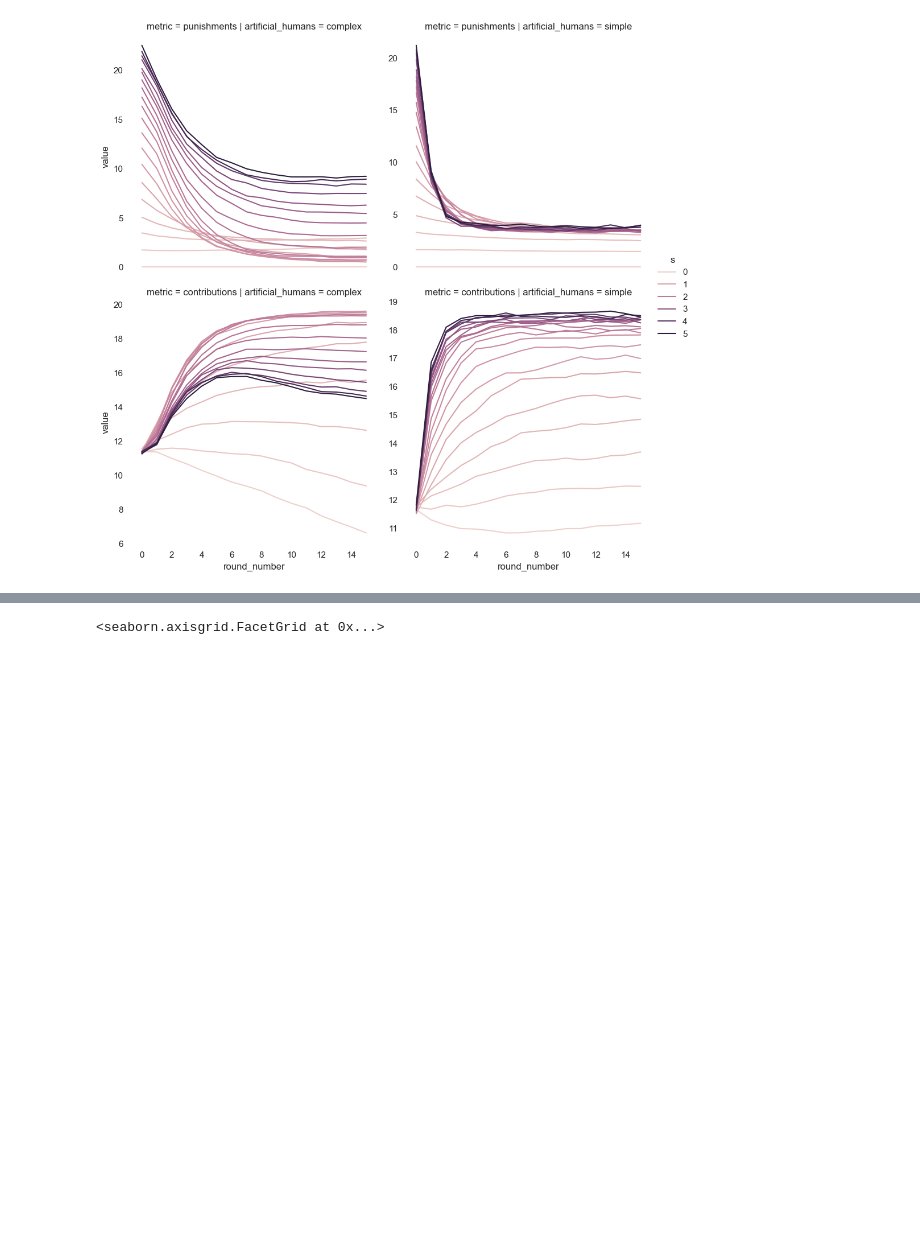
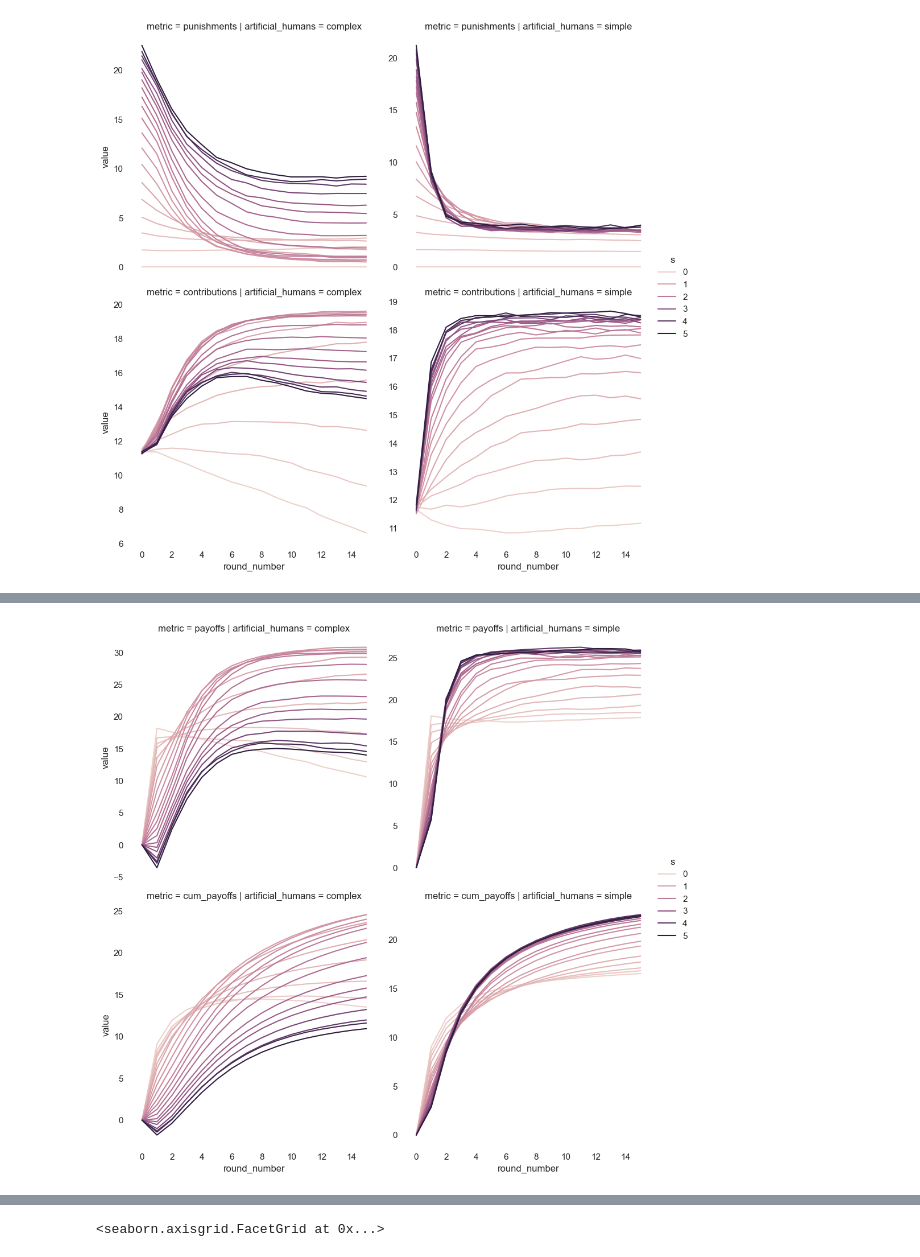
Before and after one commit to center-for-humans-and-machines/algorithmic-institutions, a Jupyter notebook: notebooks/manager_evaluation/simulate_rule_v1_2_1.ipynb, the cells around one changed output, grey strips where cells are left out. Cells and saved outputs as stored; diff of their text form; code cells hidden in the pictures; blank space fills up the shorter version.

```diff
--- a/notebooks/manager_evaluation/simulate_rule_v1_2_1.ipynb
+++ b/notebooks/manager_evaluation/simulate_rule_v1_2_1.ipynb
@@ -237,3 +236,21 @@ fg.savefig(os.path.join(plot_folder, 'over_rounds_cg.jpg'))
+# %%
+df = df_melt.copy()
+
+w = (
+    (df['c'] == 0) &
+    (df['b'] == 0)  &
+    # df['round_number'].isin([0,1,2,3,7,11,15]) &
+    (df['metric'].isin(['payoffs', 'cum_payoffs']))
+)
+df = df[w]
+
+
+fg = sns.relplot(data=df, x='round_number', y='value', row='metric', col='artificial_humans', hue='s', kind='line', facet_kws={'sharey': False, 'sharex': True}, ci=None)
+
+
+fg.savefig(os.path.join(plot_folder, 'over_rounds_rew.jpg'))
+# %% [output]
+[figure, added]
 # %%
 df = df_melt.copy()
 
```
Also changed, not shown: parts of 3 cells of this notebook, 8 other files.
